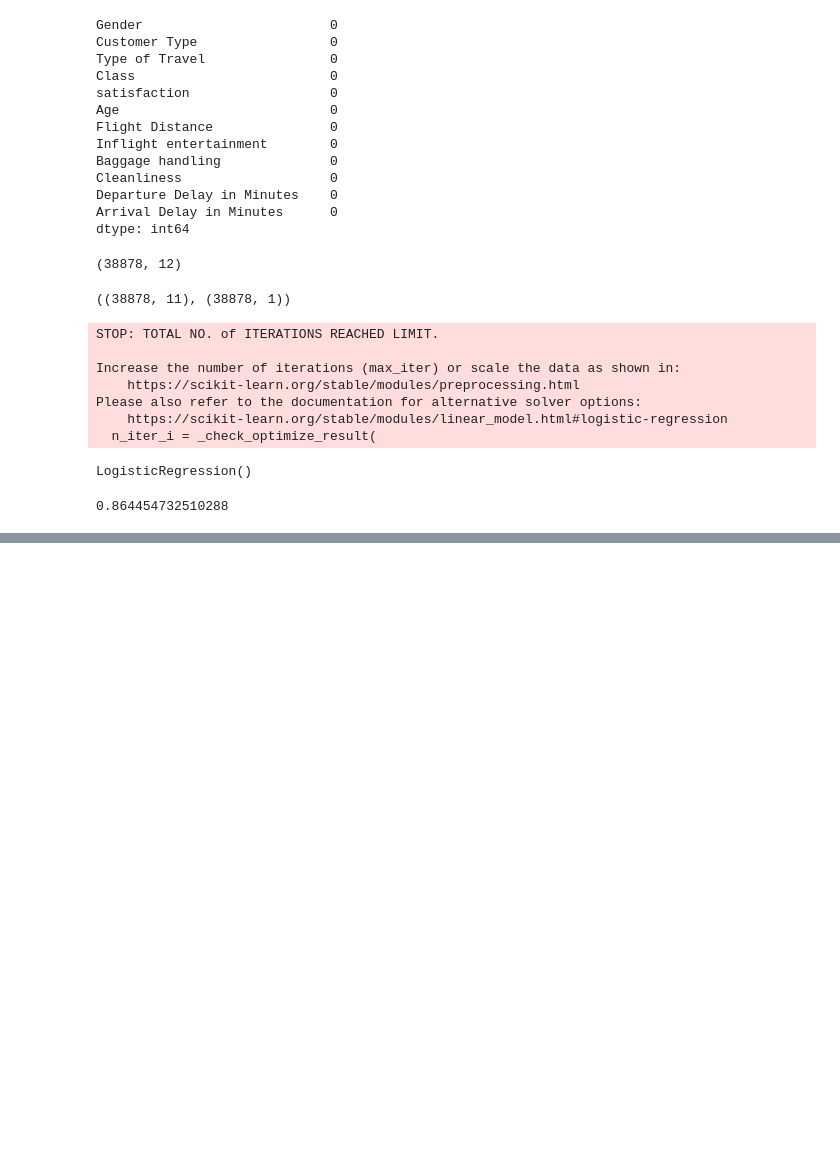
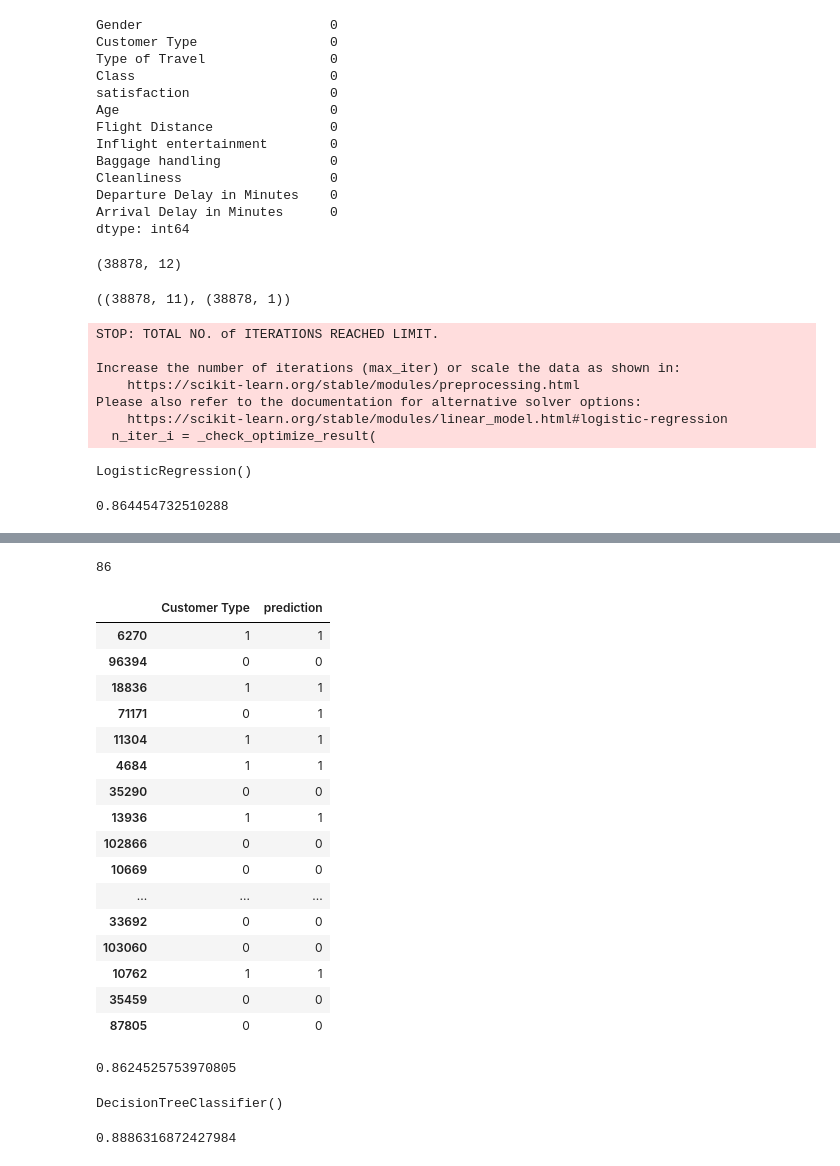
Before and after one commit to upflairs-pvt-ltd/jecrc-AI_ML_example-27thsep2023, a Jupyter notebook: machine learning/19_10_23.ipynb, the cells around one changed output, grey strips where cells are left out. Saved outputs shown, nothing was run; the diff lists cells and outputs as text; code cells hidden in the pictures; blank space fills up the shorter version.

```diff
--- a/machine learning/19_10_23.ipynb
+++ b/machine learning/19_10_23.ipynb
@@ -169,3 +169,5 @@ LogisticRegression()
 lg.score(x_test,y_test)
 # %% [output]
 0.864454732510288
+# %%
+pred = lg.predict(x_test)
@@ -171,0 +194,30 @@ lg.score(x_test,y_test)
+# %%
+round((3364 + 3358 )/(3364+411+643+3358)*100)
+# %% [output]
+86
+# %%
+y_test['prediction'] = pred
+# %%
+y_test.iloc[0:50]
+# %% [output]
+|  | Customer Type | prediction |
+| 6270 | 1 | 1 |
+| 96394 | 0 | 0 |
+| 18836 | 1 | 1 |
+| 71171 | 0 | 1 |
+| 11304 | 1 | 1 |
+| 4684 | 1 | 1 |
+| 35290 | 0 | 0 |
+| 13936 | 1 | 1 |
+| 102866 | 0 | 0 |
+| 10669 | 0 | 0 |
+| ... | ... | ... |
+| 33692 | 0 | 0 |
+| 103060 | 0 | 0 |
+| 10762 | 1 | 1 |
+| 35459 | 0 | 0 |
+| 87805 | 0 | 0 |
+# %%
+lg.score(x_train,y_train)
+# %% [output]
+0.8624525753970805
@@ -171,0 +228,4 @@ lg.score(x_test,y_test)
+# %%
+dt.fit(x_train,y_train)
+# %% [output]
+DecisionTreeClassifier()
@@ -171,0 +234,4 @@ lg.score(x_test,y_test)
+# %%
+dt.score(x_test,y_test)
+# %% [output]
+0.8886316872427984
```
Also changed, not shown: parts of 8 cells of this notebook.
